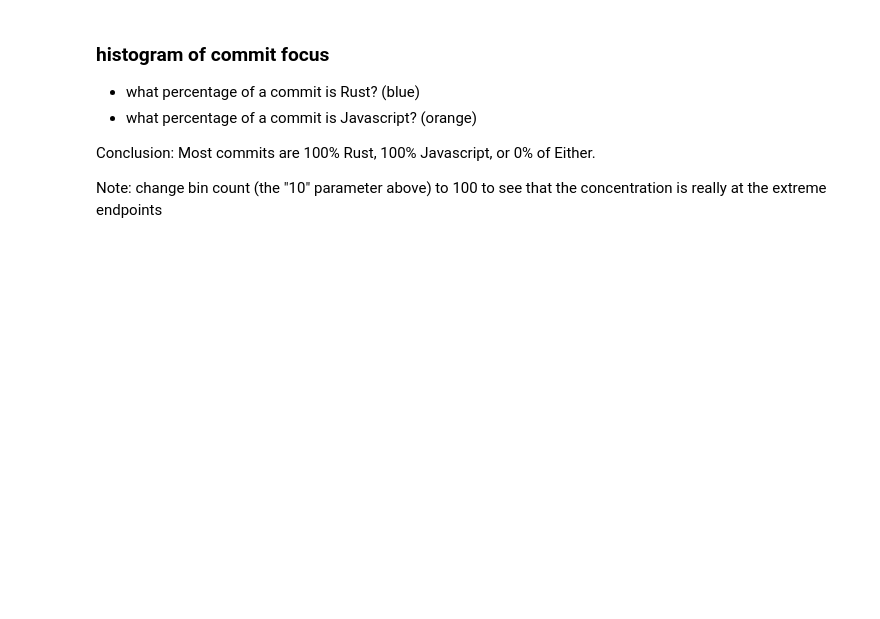
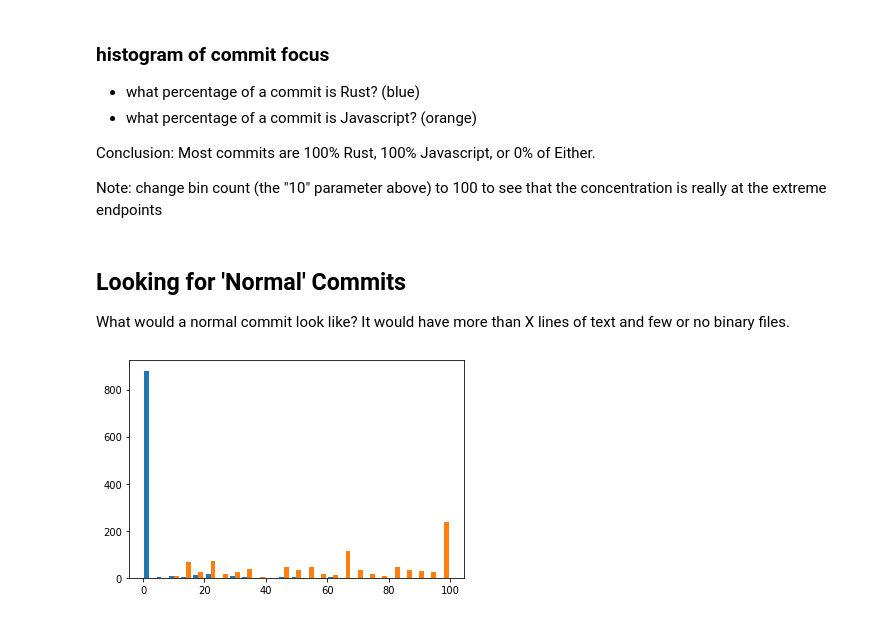
Before and after one commit to Deadman-DAO/Web3HackerNetwork, a Jupyter notebook: sandbox/notebooks/bob/commit_clustering.ipynb, the cells around one changed output. Cells and saved outputs as stored; diff of their text form; code cells hidden in the pictures; blank space fills up the shorter version.

```diff
--- a/sandbox/notebooks/bob/commit_clustering.ipynb
+++ b/sandbox/notebooks/bob/commit_clustering.ipynb
@@ -175,3 +180,22 @@ plt.show()
 Conclusion: Most commits are 100% Rust, 100% Javascript, or 0% of Either.
 
 Note: change bin count (the "10" parameter above) to 100 to see that the concentration is really at the extreme endpoints
+# %% [markdown]
+## Looking for 'Normal' Commits
+What would a normal commit look like? It would have more than X lines of text and few or no binary files.
+# %%
+import matplotlib.pyplot as plt
+import numpy as np
+
+stats_set = [stats for stats in all_stats
+                if stats['binFiles'] == 0
+                and stats['textLines'] > 5
+                and stats['pctJsBytes'] > 10]
+
+pct_rust_array = [stats['pctRustBytes'] for stats in stats_set]
+pct_js_array = [stats['pctJsBytes'] for stats in stats_set]
+
+plt.hist([np.array(pct_rust_array), np.array(pct_js_array)], 25)
+plt.show()
+# %% [output]
+[figure, added]
```
Also changed, not shown: parts of 7 cells of this notebook.
